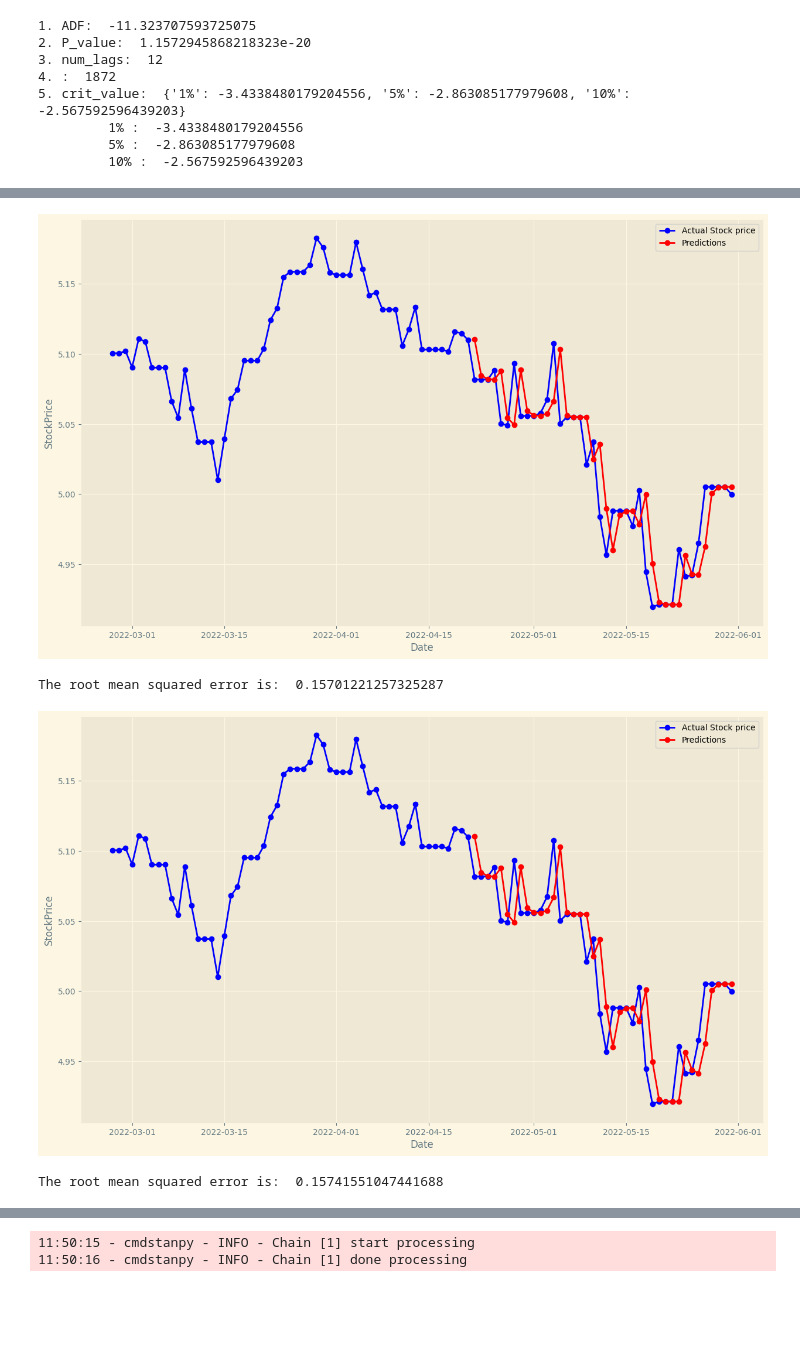
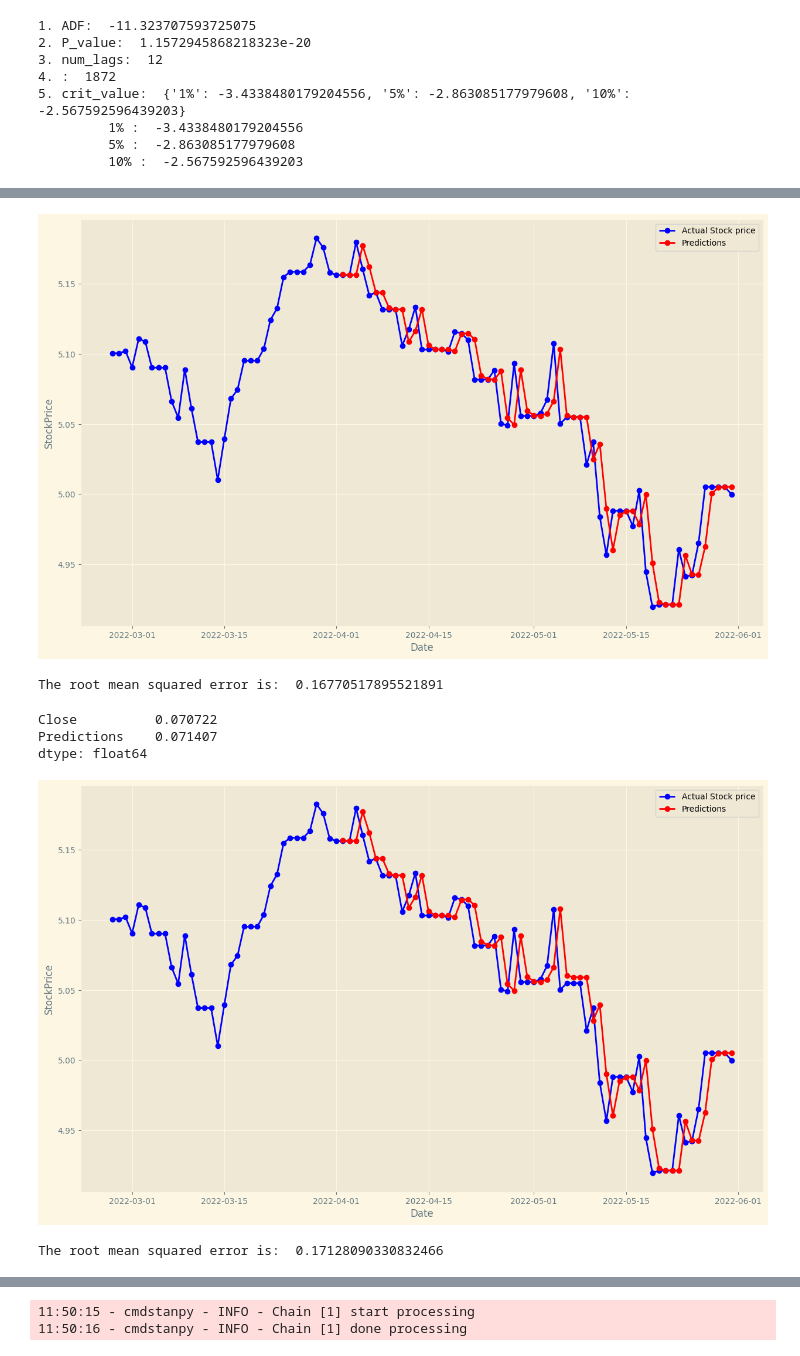
Before and after one commit to X99S5/Stock_Prediction_Model, a Jupyter notebook: Assignment.ipynb, the cells around one changed output, grey strips where cells are left out. Drawn from its saved outputs; the diff is of its cells as text; code cells hidden in the pictures; blank space fills up the shorter version.

```diff
--- a/Assignment.ipynb
+++ b/Assignment.ipynb
@@ -77,13 +64,14 @@ discountRate
 # %%
 # resampling data and interpolating missing values using pad and setting type as float
-#discountRate = np.log(discountRate)
+
 discountRate = pd.DataFrame(discountRate.resample('1d').sum())
-#discountRate[discountRate == 0] = None
-#discountRate = discountRate.interpolate(method='pad') # non interp works because its accurate measure against changes in rates
+
+discountRate[discountRate == 0] = None
+discountRate = discountRate.interpolate(method='time')
+
 discountRate = pd.DataFrame(discountRate['2017-04-03':'2022-05-31'])
 
 
-#discountRate= discountRate.diff().fillna(0)
 #dont need to do differencing is arimax does it automatically
 discountRate
 # %% [output]
@@ -268,8 +280,8 @@ Warnings:
 [1] Covariance matrix calculated using the outer product of gradients (complex-step).
 # %%
 #close price prediction using SARIMAX
-trainData = tickerDfResample['Close'][0:1845]
-testData = pd.DataFrame(tickerDfResample['Close'][1845:])
+trainData = tickerDfResample['Close'][0:1825]
+testData = pd.DataFrame(tickerDfResample['Close'][1825:])
 testData['Predictions'] = 0
 for i in range(len(testData)):
     model = SARIMAX(trainData,order=(0,1,1))
@@ -298,44 +310,50 @@ plt.ylabel("StockPrice")
 plt.show()
 print("The root mean squared error is: ",np.sqrt(np.sum(np.square(testData['Close']-testData['Predictions']))))
 # %% [output]
-[figure, old version]
+[figure, new version]
-The root mean squared error is:  0.15701221257325287
+The root mean squared error is:  0.16770517895521891
+# %%
+np.std(testData)
+# %% [output]
+Close          0.070722
+Predictions    0.071407
+dtype: float64
 # %%
 #close price prediction using exogenous variables
 
-trainData = tickerDfResample['Close'][0:1845]
-trainDataExog = discountRate[0:1845]['Discount Rate']
-testData = pd.DataFrame(tickerDfResample['Close'][1845:])
-testDataExog =  pd.DataFrame(discountRate[1845:]['Discount Rate'] )
+trainData = tickerDfResample['Close'][0:1825]
+trainDataExog = discountRate[0:1825]['Discount Rate']
+testData = pd.DataFrame(tickerDfResample['Close'][1825:])
+testDataExog =  pd.DataFrame(discountRate[1825:]['Discount Rate'] )
 testData['Predictions'] = 0
 
 for i in range(len(testData)):
     model = SARIMAX(endog=trainData,exog=trainDataExog,order=(0,1,1))
     modelFit = model.fit()
 
     futureForcast = modelFit.forecast(exog = testDataExog['Discount Rate'][i:i+1])
     #futureForcast = np.mean(futureForcast)
     testData['Predictions'][i]=futureForcast
 
     trainData = trainData.append(testData['Close'][i:i+1])
     trainData = trainData[1:]
     trainDataExog = trainDataExog.append(testDataExog['Discount Rate'][i:i+1])
     trainDataExog = trainDataExog[1:]
 
 
 
 #plot for close price prediction
 plt.style.use('Solarize_Light2')
 plt.figure(figsize=(15,9))
 
 
 plt.plot(tickerDfResample['Close'][1790:],'-bo',label='Actual Stock price')
 plt.plot(testData['Predictions'],'-ro',label='Predictions')
 plt.legend()
 plt.xlabel("Date")
 plt.ylabel("StockPrice")
 plt.show()
 print("The root mean squared error is: ",np.sqrt(np.sum(np.square(testData['Close']-testData['Predictions']))))
 # %% [output]
-[figure, old version]
+[figure, new version]
-The root mean squared error is:  0.15741551047441688
+The root mean squared error is:  0.17128090330832466
```
Also changed, not shown: parts of 15 cells of this notebook.
